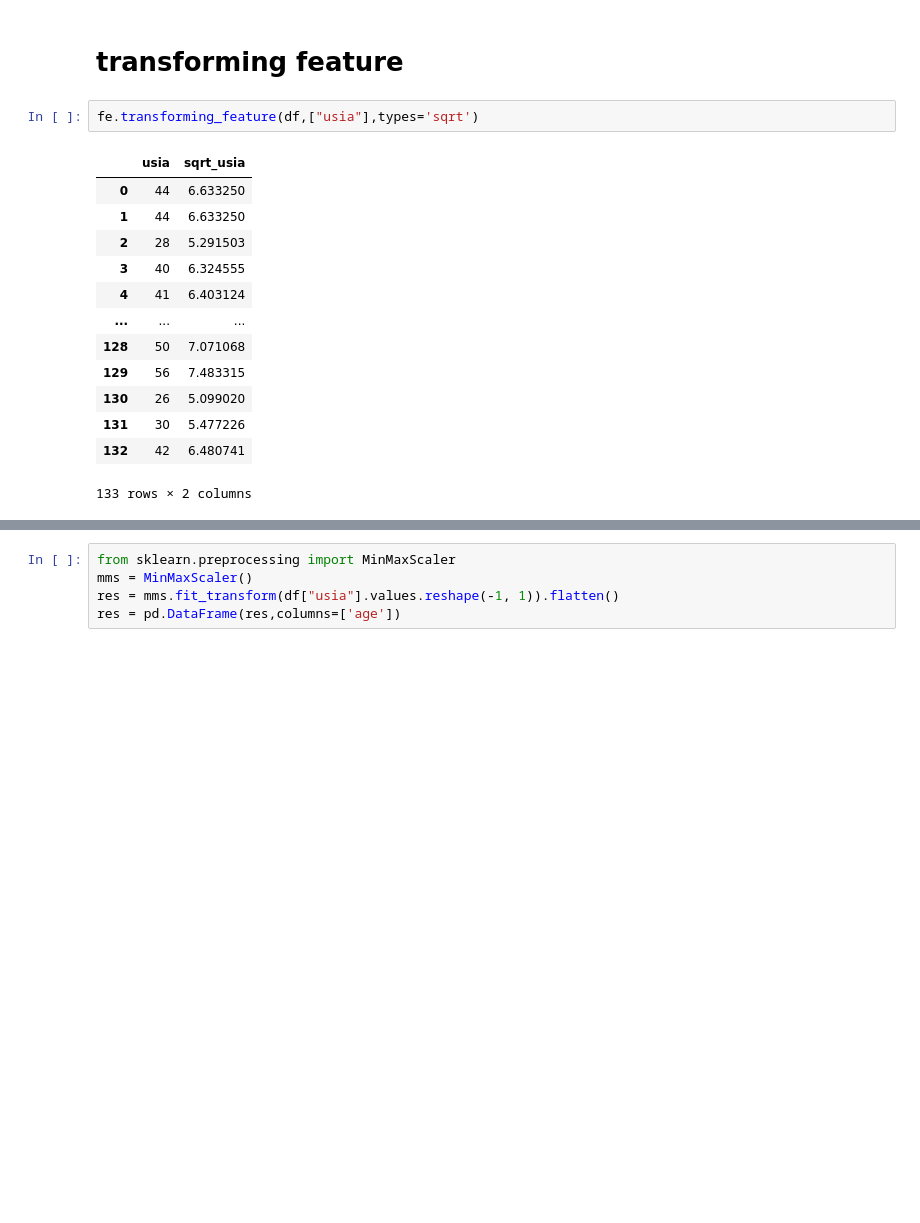
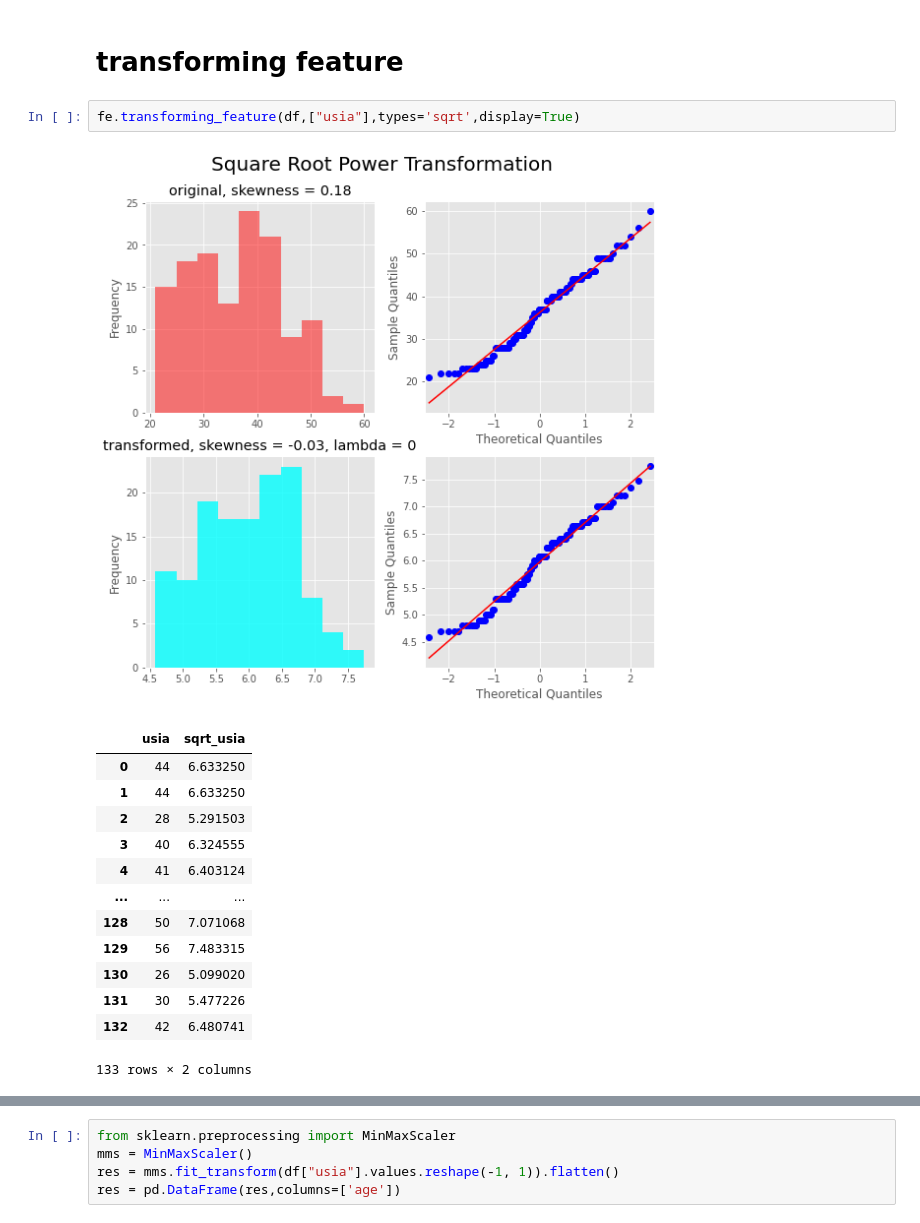
Before and after one commit to imanursar/Machine-Learning-Notes, a Jupyter notebook: Custom Function/Feature Engineering Function.ipynb, the cells around one changed output, grey strips where cells are left out. Drawn from its saved outputs; the diff is of its cells as text; blank space fills up the shorter version.

```diff
--- a/Custom Function/Feature Engineering Function.ipynb
+++ b/Custom Function/Feature Engineering Function.ipynb
@@ -137,8 +134,9 @@ features
 # %% [markdown]
 # transforming feature
 # %%
-fe.transforming_feature(df,["usia"],types='sqrt')
+fe.transforming_feature(df,["usia"],types='sqrt',display=True)
 # %% [output]
+[figure, added]
 |  | usia | sqrt_usia |
 | 0 | 44 | 6.633250 |
 | 1 | 44 | 6.633250 |
```
Also changed, not shown: parts of 10 cells of this notebook.
